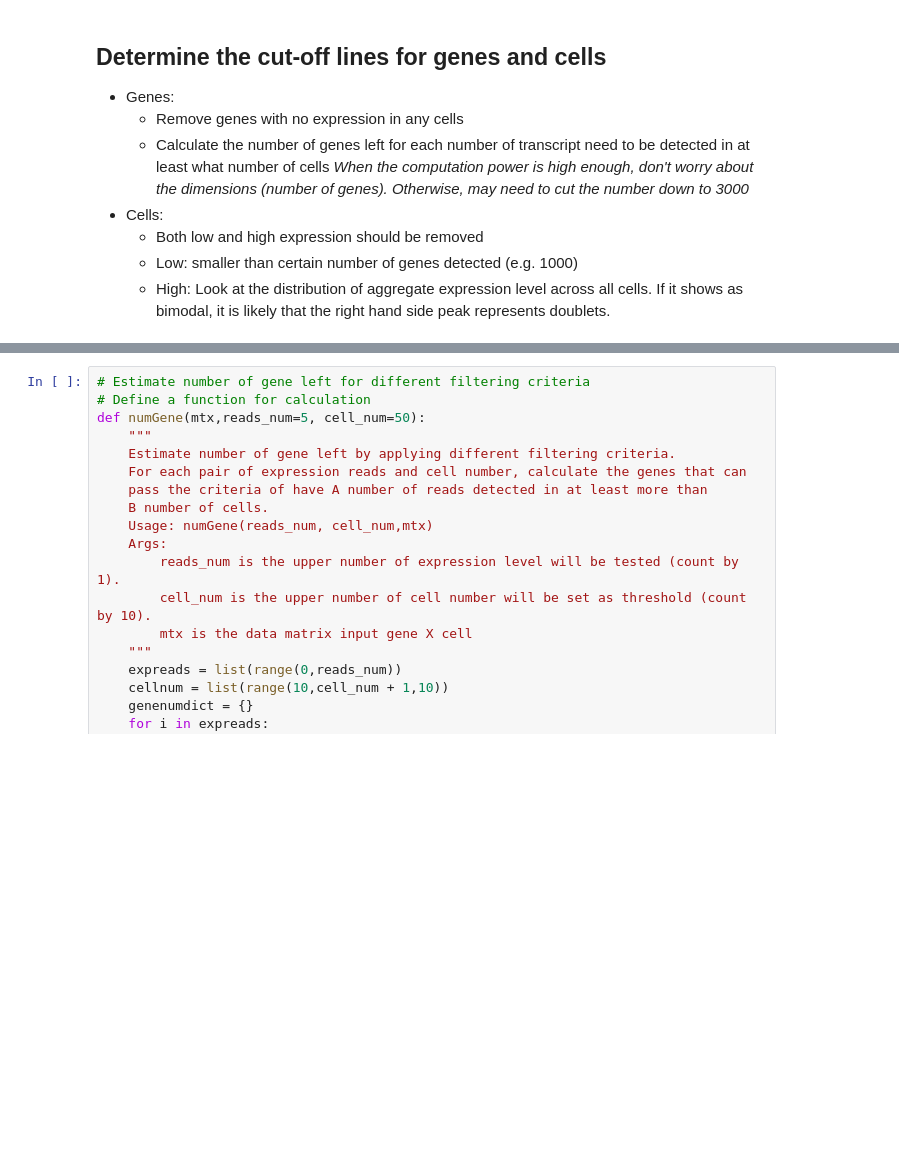
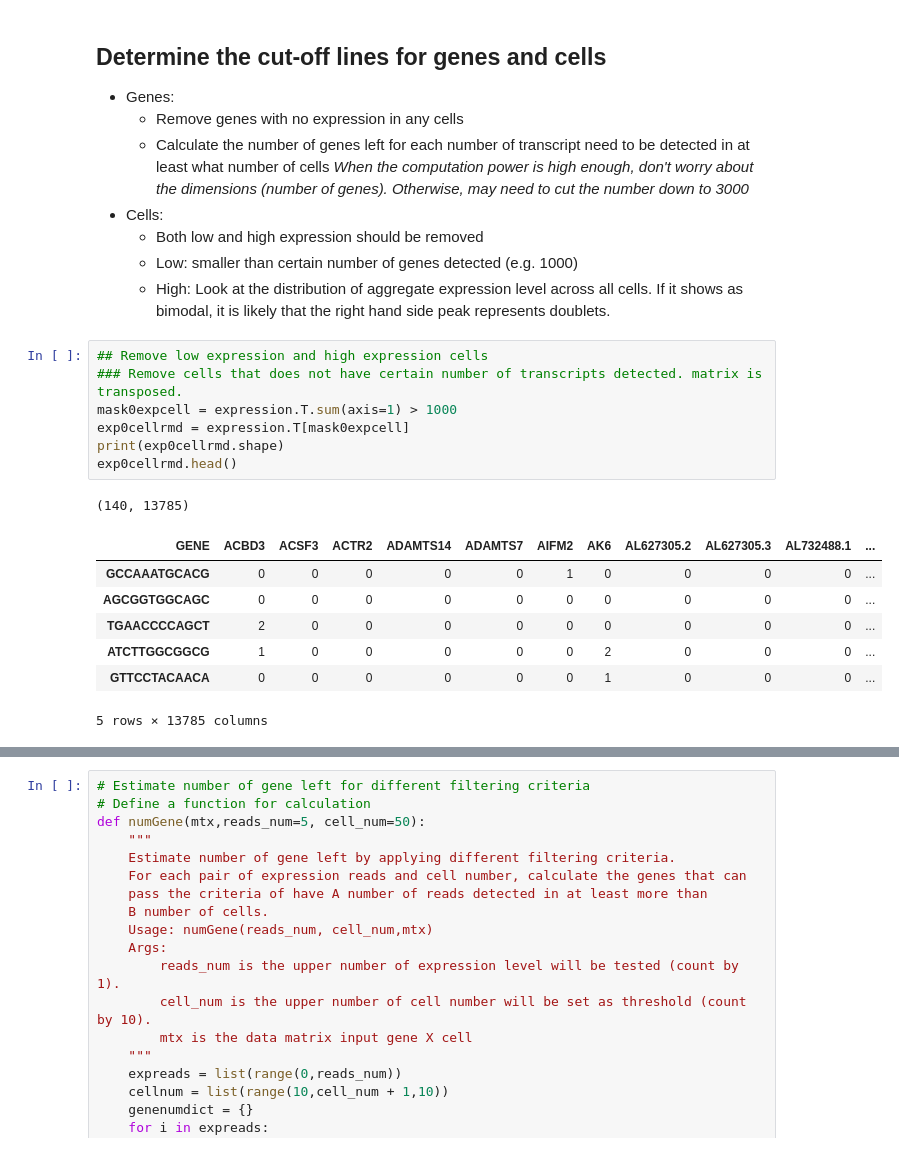
Before and after one commit to anbrandebura/SingleCellRNA-seq, a Jupyter notebook: Notebook/InitialFiltering.ipynb, the cells around one changed output, grey strips where cells are left out. Cells and saved outputs as stored; diff of their text form; blank space fills up the shorter version.

```diff
--- a/Notebook/InitialFiltering.ipynb
+++ b/Notebook/InitialFiltering.ipynb
@@ -111,3 +117,19 @@ axarr[1, 1].set_title('Housekeeping transcripts detected in cell')
     * Both low and high expression should be removed
     * Low: smaller than certain number of genes detected (e.g. 1000)
     * High: Look at the distribution of aggregate expression level across all cells. If it shows as bimodal, it is likely that the right hand side peak represents doublets.
+# %%
+## Remove low expression and high expression cells
+### Remove cells that does not have certain number of transcripts detected. matrix is transposed.
+mask0expcell = expression.T.sum(axis=1) > 1000
+exp0cellrmd = expression.T[mask0expcell]
+print(exp0cellrmd.shape)
+exp0cellrmd.head()
+# %% [output]
+(140, 13785)
+| GENE | ACBD3 | ACSF3 | ACTR2 | ADAMTS14 | ADAMTS7 | AIFM2 | AK6 | AL627305.2 | AL627305.3 | AL732488.1 | ... |
+| GCCAAATGCACG | 0 | 0 | 0 | 0 | 0 | 1 | 0 | 0 | 0 | 0 | ... |
+| AGCGGTGGCAGC | 0 | 0 | 0 | 0 | 0 | 0 | 0 | 0 | 0 | 0 | ... |
+| TGAACCCCAGCT | 2 | 0 | 0 | 0 | 0 | 0 | 0 | 0 | 0 | 0 | ... |
+| ATCTTGGCGGCG | 1 | 0 | 0 | 0 | 0 | 0 | 2 | 0 | 0 | 0 | ... |
+| GTTCCTACAACA | 0 | 0 | 0 | 0 | 0 | 0 | 1 | 0 | 0 | 0 | ... |
+5 rows × 13785 columns
```
Also changed, not shown: parts of 11 cells of this notebook.
